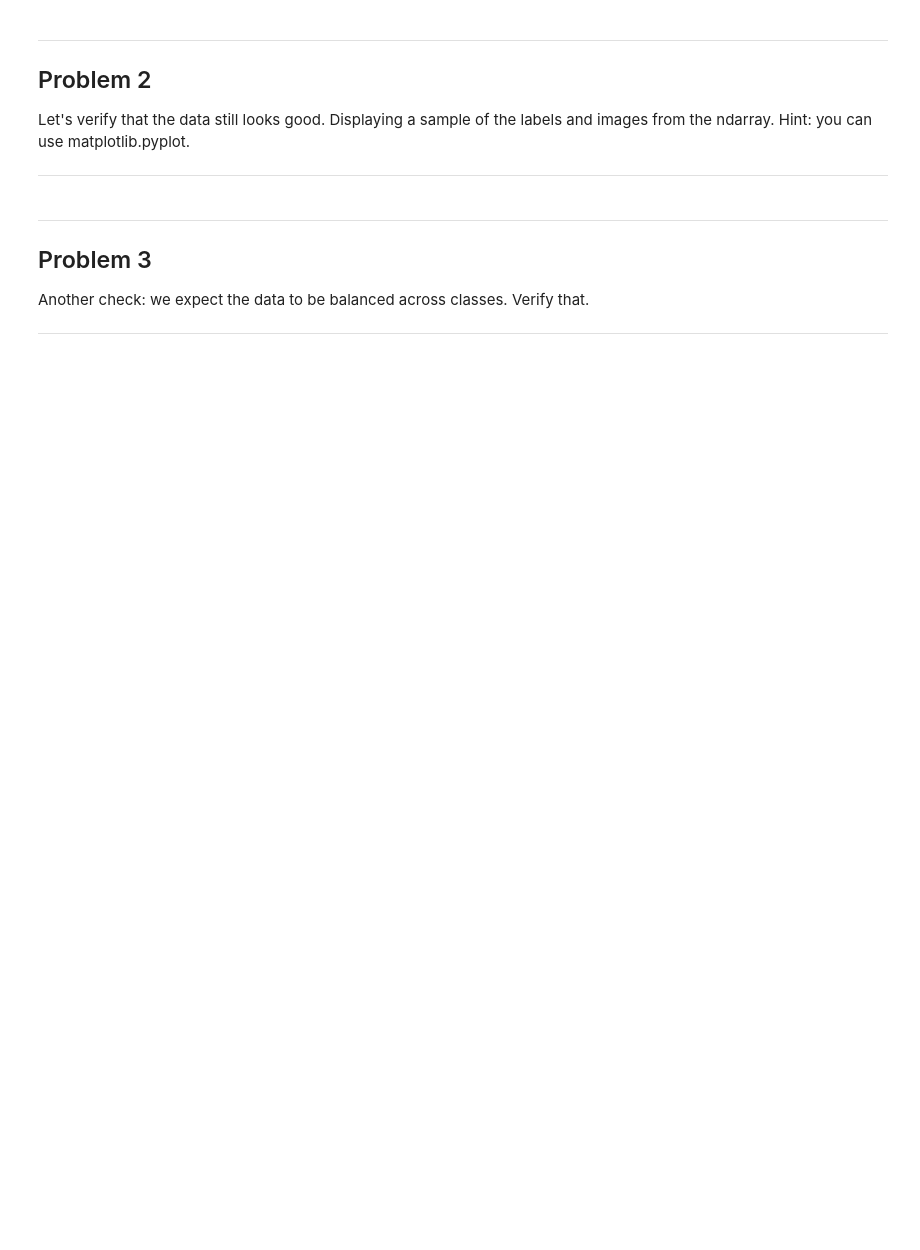
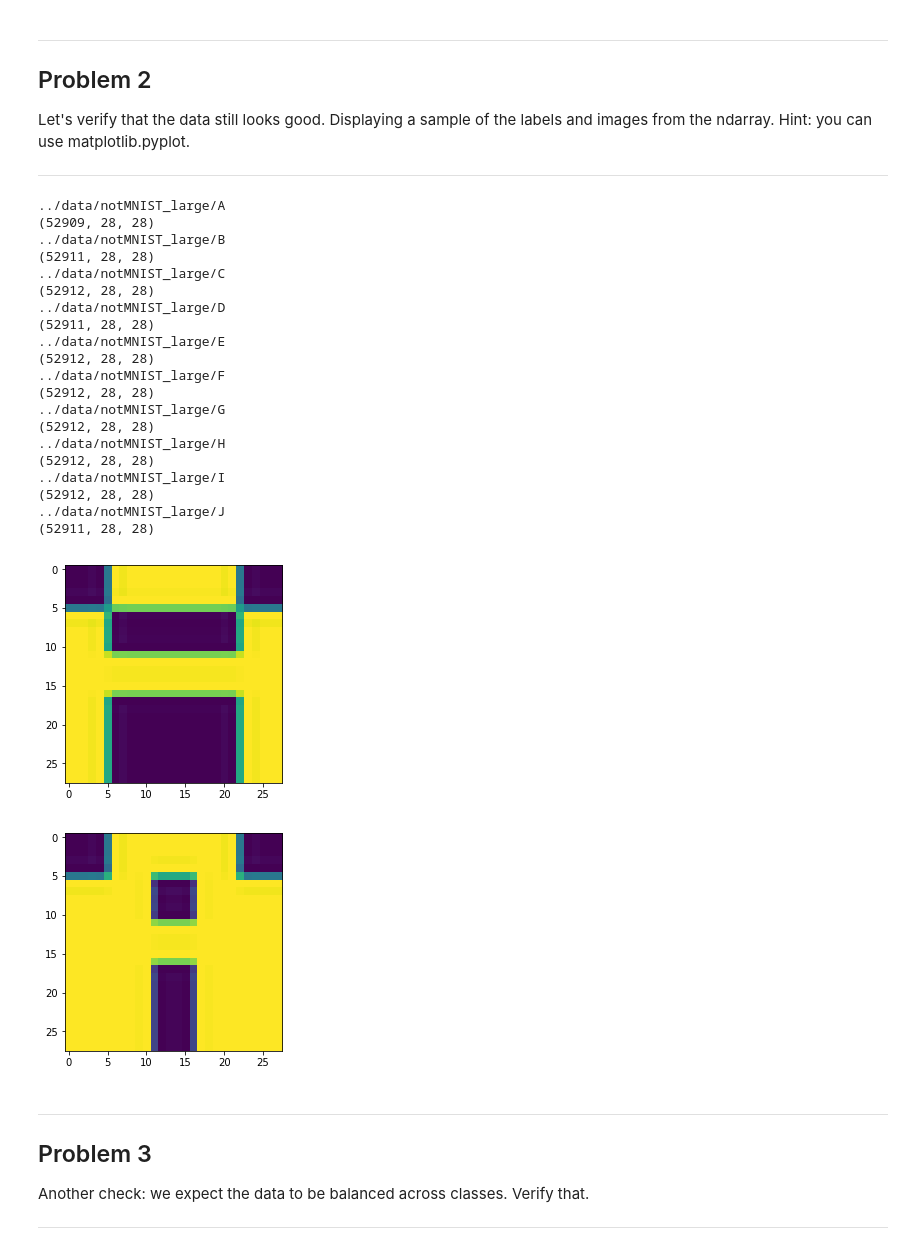
Before and after one commit to av-mido/udacity-deep-learning, a Jupyter notebook: src/1_notmnist.ipynb, the cells around one changed output. Cells and saved outputs as stored; diff of their text form; code cells hidden in the pictures; blank space fills up the shorter version.

```diff
--- a/src/1_notmnist.ipynb
+++ b/src/1_notmnist.ipynb
@@ -34,7 +34,7 @@ First, we'll download the dataset to our local machine. The data consists of cha
 # %%
 url = 'http://commondatastorage.googleapis.com/books1000/'
 last_percent_reported = None
-data_root = '.' # Change me to store data elsewhere
+data_root = '../data' # Change me to store data elsewhere
 
 def download_progress_hook(count, blockSize, totalSize):
   """A hook to report the progress of a download. This is mostly intended for users with
@@ -200,6 +255,41 @@ Problem 2
 Let's verify that the data still looks good. Displaying a sample of the labels and images from the ndarray. Hint: you can use matplotlib.pyplot.
 
 ---
+# %%
+for folder in train_folders:
+    print(folder)
+    with open(folder + '.pickle', 'rb') as f:
+        dataset_x = pickle.load(f)
+        print(dataset_x.shape)
+with open(train_folders[0] + '.pickle', 'rb') as f:
+        dataset_a = pickle.load(f)
+        plt.figure()
+        plt.imshow(dataset_a[23])
+        plt.figure()
+        plt.imshow(dataset_a[30])
+# %% [output]
+../data/notMNIST_large/A
+(52909, 28, 28)
+../data/notMNIST_large/B
+(52911, 28, 28)
+../data/notMNIST_large/C
+(52912, 28, 28)
+../data/notMNIST_large/D
+(52911, 28, 28)
+../data/notMNIST_large/E
+(52912, 28, 28)
+../data/notMNIST_large/F
+(52912, 28, 28)
+../data/notMNIST_large/G
+(52912, 28, 28)
+../data/notMNIST_large/H
+(52912, 28, 28)
+../data/notMNIST_large/I
+(52912, 28, 28)
+../data/notMNIST_large/J
+(52911, 28, 28)
+[figure, added]
+[figure, added]
 # %% [markdown]
 ---
 Problem 3
```
Also changed, not shown: parts of 8 cells of this notebook, 14 other files.
